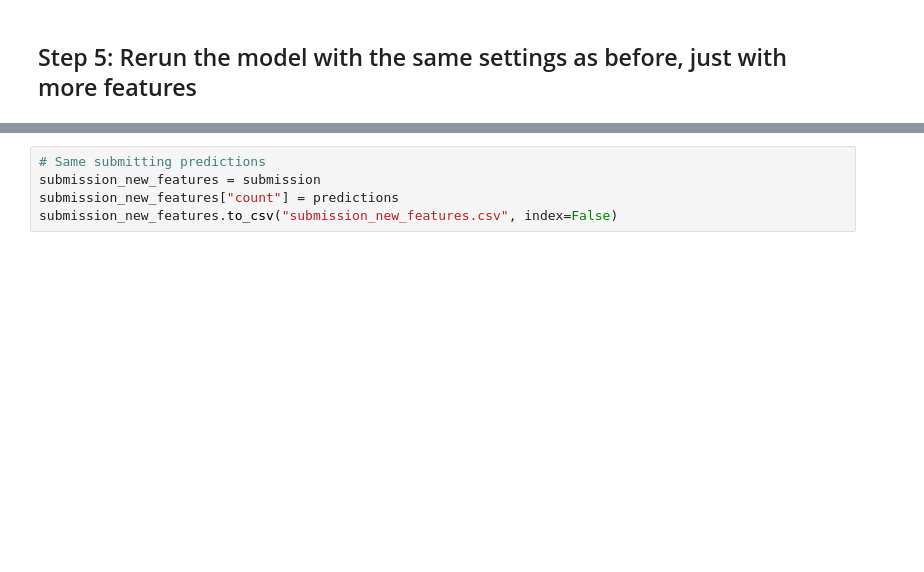
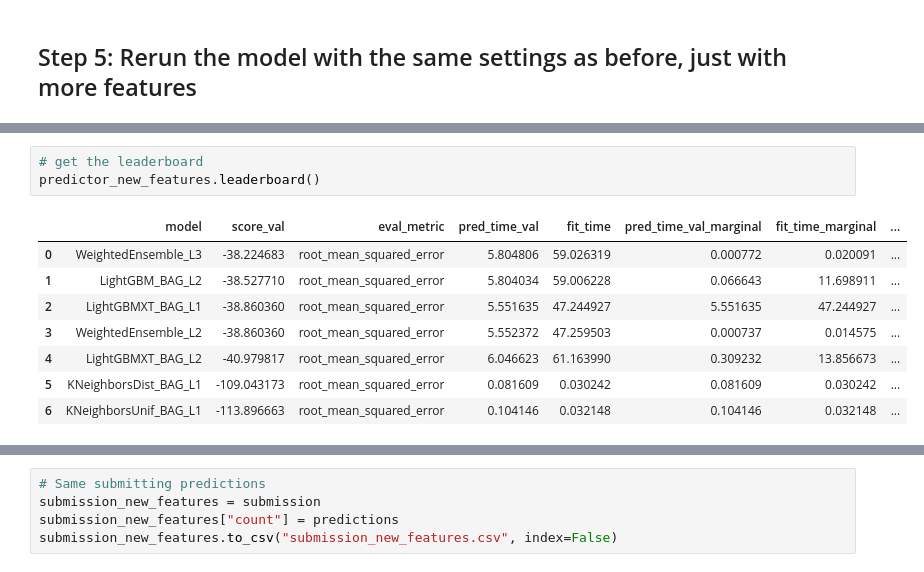
Before and after one commit to michaelgobz/cd0385-project-starter, a Jupyter notebook: project/bike-sharing-project-using-autogluon.ipynb, the cells around one changed output, grey strips where cells are left out. Saved outputs shown, nothing was run; the diff lists cells and outputs as text; blank space fills up the shorter version.

```diff
--- a/project/bike-sharing-project-using-autogluon.ipynb
+++ b/project/bike-sharing-project-using-autogluon.ipynb
@@ -502,3 +507,15 @@ Feature Metadata (Processed):
+# %%
+# get the leaderboard
+predictor_new_features.leaderboard()
+# %% [output]
+|  | model | score_val | eval_metric | pred_time_val | fit_time | pred_time_val_marginal | fit_time_marginal | ... |
+| 0 | WeightedEnsemble_L3 | -38.224683 | root_mean_squared_error | 5.804806 | 59.026319 | 0.000772 | 0.020091 | ... |
+| 1 | LightGBM_BAG_L2 | -38.527710 | root_mean_squared_error | 5.804034 | 59.006228 | 0.066643 | 11.698911 | ... |
+| 2 | LightGBMXT_BAG_L1 | -38.860360 | root_mean_squared_error | 5.551635 | 47.244927 | 5.551635 | 47.244927 | ... |
+| 3 | WeightedEnsemble_L2 | -38.860360 | root_mean_squared_error | 5.552372 | 47.259503 | 0.000737 | 0.014575 | ... |
+| 4 | LightGBMXT_BAG_L2 | -40.979817 | root_mean_squared_error | 6.046623 | 61.163990 | 0.309232 | 13.856673 | ... |
+| 5 | KNeighborsDist_BAG_L1 | -109.043173 | root_mean_squared_error | 0.081609 | 0.030242 | 0.081609 | 0.030242 | ... |
+| 6 | KNeighborsUnif_BAG_L1 | -113.896663 | root_mean_squared_error | 0.104146 | 0.032148 | 0.104146 | 0.032148 | ... |
 # %%
 predictions = predictor_new_features.predict(test)
 print(predictions)
```
Also changed, not shown: parts of 27 cells of this notebook, 5 other files.
